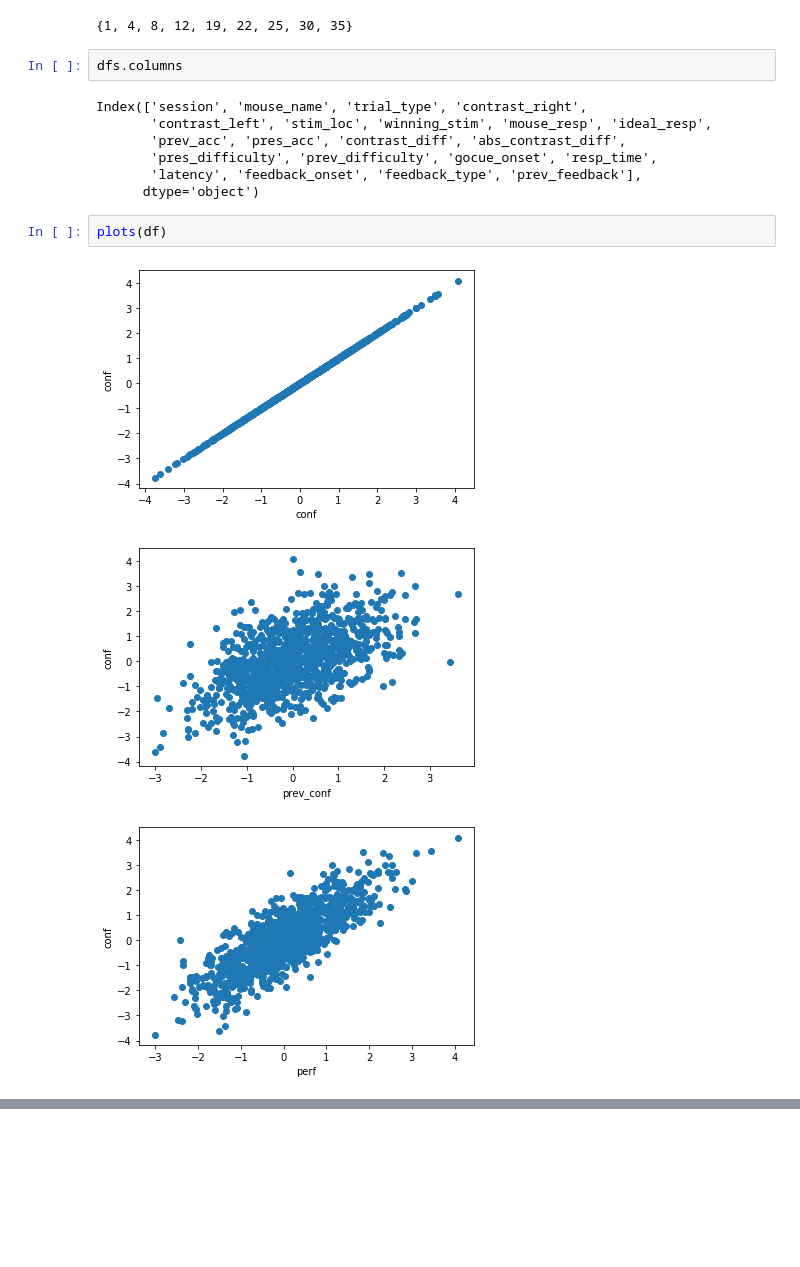
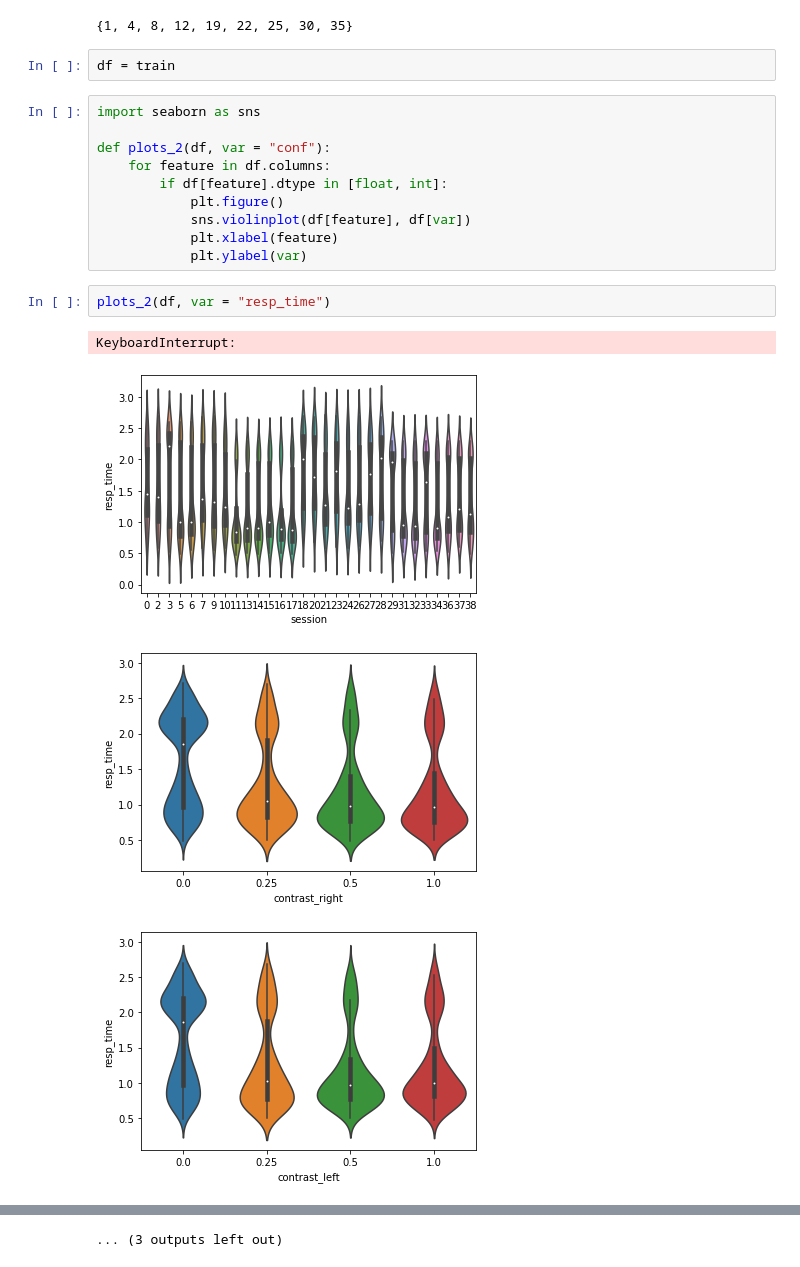
Before and after one commit to jordanlei/neuromatch-project, a Jupyter notebook: Sample_model.ipynb, the cells around one changed output, grey strips where cells are left out. Saved outputs shown, nothing was run; the diff lists cells and outputs as text; blank space fills up the shorter version.

```diff
--- a/Sample_model.ipynb
+++ b/Sample_model.ipynb
@@ -46,18 +43,22 @@ train.shape
 set(test["session"])
 # %% [output]
 {1, 4, 8, 12, 19, 22, 25, 30, 35}
-# %%
-dfs.columns
-# %% [output]
-Index(['session', 'mouse_name', 'trial_type', 'contrast_right',
-       'contrast_left', 'stim_loc', 'winning_stim', 'mouse_resp', 'ideal_resp',
-       'prev_acc', 'pres_acc', 'contrast_diff', 'abs_contrast_diff',
-       'pres_difficulty', 'prev_difficulty', 'gocue_onset', 'resp_time',
-       'latency', 'feedback_onset', 'feedback_type', 'prev_feedback'],
-      dtype='object')
-# %%
-plots(df)
-# %% [output]
-[figure, removed]
-[figure, removed]
-[figure, removed]
+# %%
+df = train
+# %%
+import seaborn as sns
+
+def plots_2(df, var = "conf"):
+    for feature in df.columns:
+        if df[feature].dtype in [float, int]:
+            plt.figure()
+            sns.violinplot(df[feature], df[var])
+            plt.xlabel(feature)
+            plt.ylabel(var)
+# %%
+plots_2(df, var = "resp_time")
+# %% [output]
+KeyboardInterrupt:
+[figure, added]
+[figure, added]
+[figure, added]
@@ -63,0 +73 @@ plots(df)
+... (3 outputs left out)
```
Also changed, not shown: parts of 3 cells of this notebook, 1 other file.
